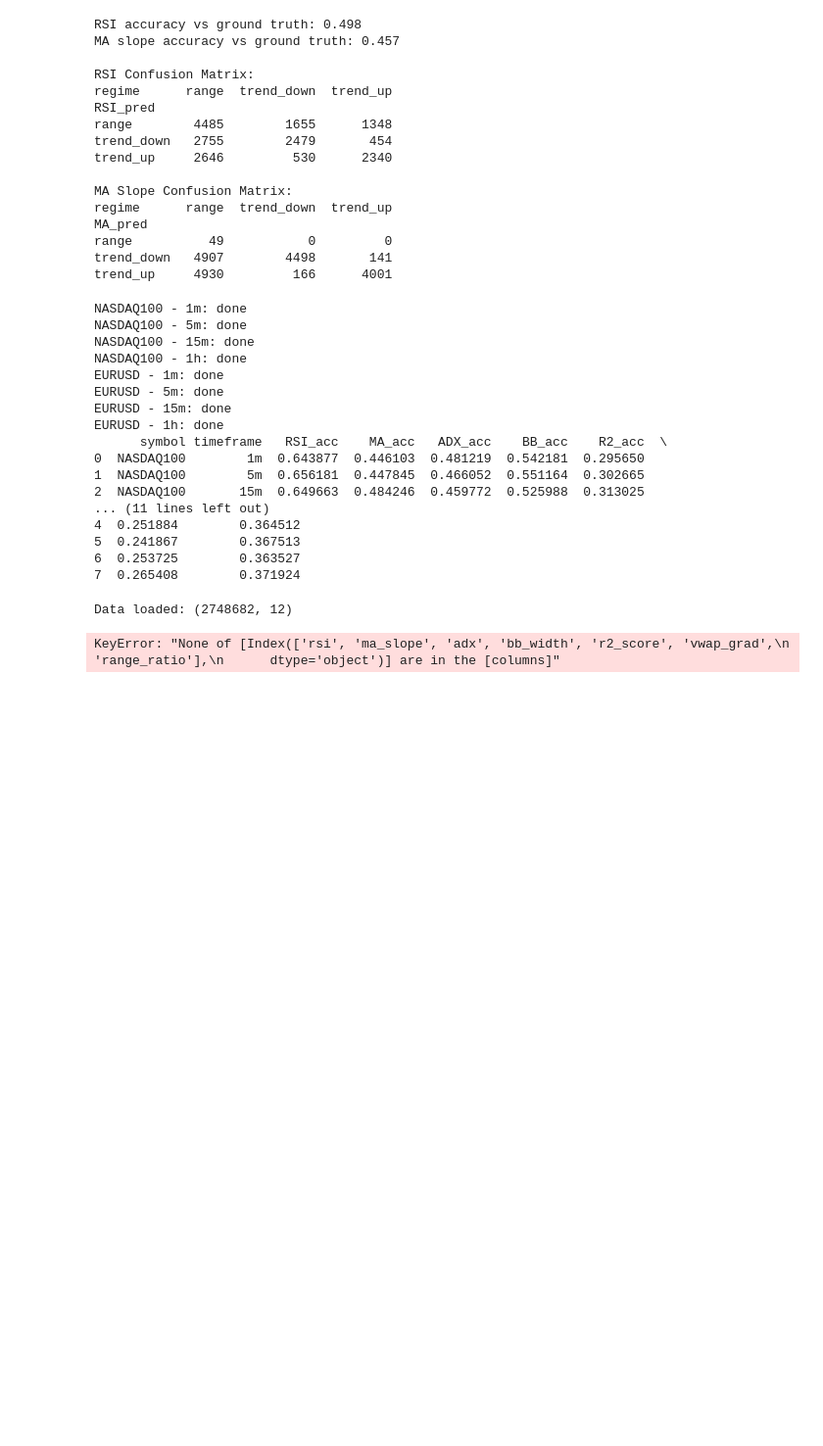
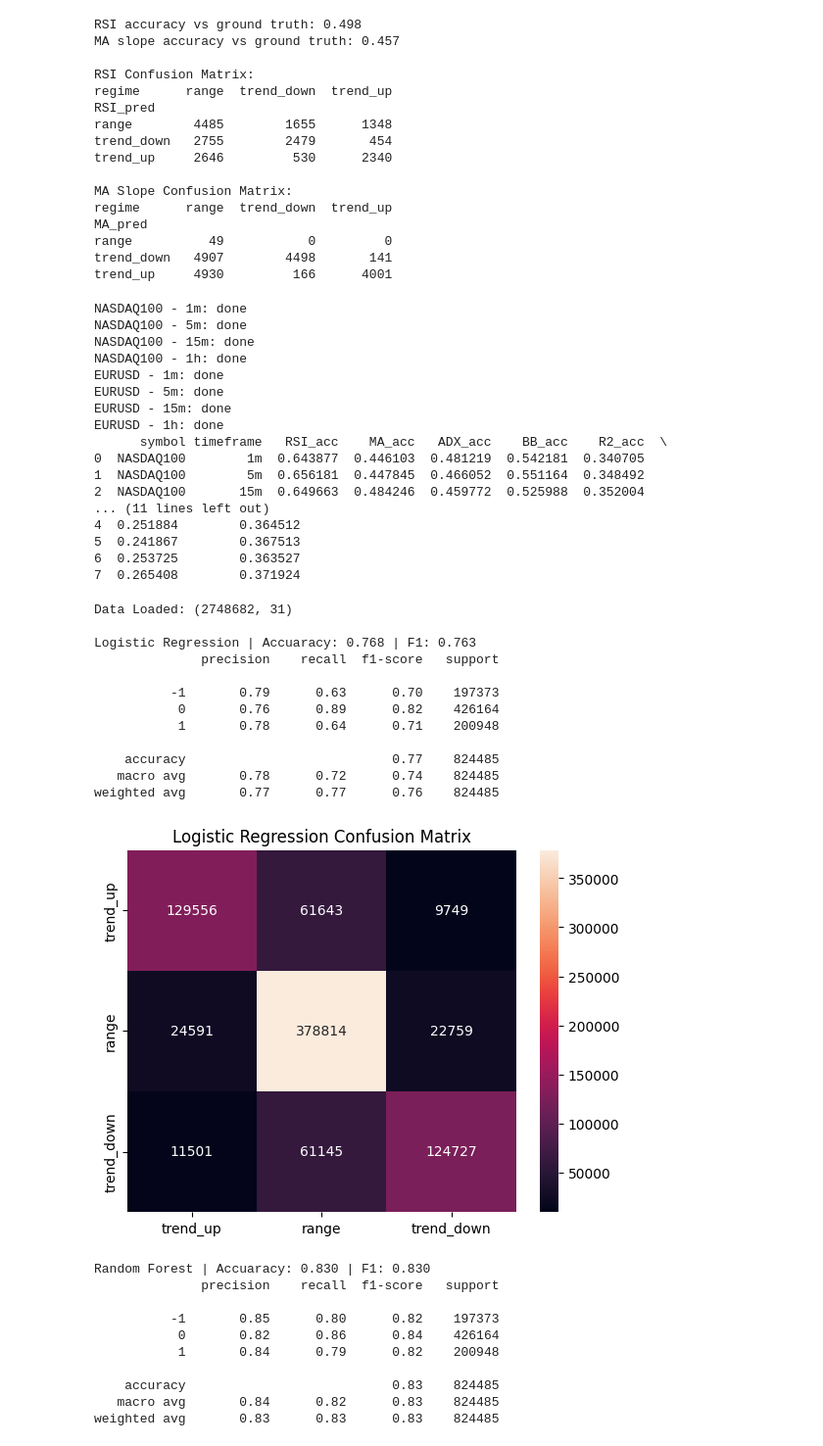
Before and after one commit to ErickNgumo/range_detection, a Jupyter notebook: target_label.ipynb, the cells around one changed output. Shown at 98% size. Cells and saved outputs as stored; diff of their text form; code cells hidden in the pictures; blank space fills up the shorter version.

Commit message:
Backtest Code and latest regime detector

```diff
--- a/target_label.ipynb
+++ b/target_label.ipynb
@@ -550,7 +550,7 @@ for symbol in symbols:
 
         def predict_r2(r):
             if r > 0.6: return 'trend_up'
-            elif r < 0.4: return 'trend_down'
+            elif r < 0.3: return 'trend_down'
             return 'range'
 
         def predict_vwap(g):
@@ -587,8 +587,9 @@ for symbol in symbols:
             'RangeRatio_acc': acc('RR_pred')
         })
 
+        df.to_csv(file)
+
         print(f"{symbol} - {tf}: done")
-
 
 # ========== SUMMARY ==========
 summary = pd.DataFrame(results)
@@ -603,9 +604,9 @@ EURUSD - 5m: done
 EURUSD - 15m: done
 EURUSD - 1h: done
       symbol timeframe   RSI_acc    MA_acc   ADX_acc    BB_acc    R2_acc  \
-0  NASDAQ100        1m  0.643877  0.446103  0.481219  0.542181  0.295650
-1  NASDAQ100        5m  0.656181  0.447845  0.466052  0.551164  0.302665
-2  NASDAQ100       15m  0.649663  0.484246  0.459772  0.525988  0.313025
+0  NASDAQ100        1m  0.643877  0.446103  0.481219  0.542181  0.340705
+1  NASDAQ100        5m  0.656181  0.447845  0.466052  0.551164  0.348492
+2  NASDAQ100       15m  0.649663  0.484246  0.459772  0.525988  0.352004
 ... (11 lines left out)
 4  0.251884        0.364512
 5  0.241867        0.367513
@@ -644,12 +645,12 @@ print("Data Loaded:", data.shape)
 
 #FEATURE SELECTION
 features = [
-    'rsi', 'ma_slope', 'adx', 'bb_width', 'r2_score', 'vwap_grad',
+    'rsi', 'ma_slope', 'adx', 'bb_width', 'r2', 'vwap_grad',
     'range_ratio'
 ]
 
 X = data[features].replace([np.inf, -np.inf], np.nan).dropna()
-Y = data.loc[X.index, 'regime']
+y = data.loc[X.index, 'regime']
 
 mapping = {'range':0, 'trend_up':1, 'trend_down':-1}
 y_enc = y.map(mapping)
@@ -668,35 +669,56 @@ y_pred_log = log_model.predict(X_test_scaled)
 
 #RANDOM FOREST
 rf_model = RandomForestClassifier(n_estimators=200, random_state=42, n_jobs=-1)
-rf_model.fir(X_train, y_train)
+rf_model.fit(X_train, y_train)
 y_pred_rf = rf_model.predict(X_test)
 
 #EVALUATION
 def evaluate(name, y_true, y_pred):
     acc = accuracy_score(y_true, y_pred)
     f1 = f1_score(y_true, y_pred, average='weighted')
     print(f"\n{name} | Accuaracy: {acc:.3f} | F1: {f1:.3f}")
     print(classification_report(y_true, y_pred))
     cm = confusion_matrix(y_true, y_pred, labels=[1,0,-1])
     sns.heatmap(cm, annot=True, fmt='d',
                 xticklabels=['trend_up', 'range', 'trend_down'],
                 yticklabels=['trend_up','range','trend_down'])
     plt.title(f'{name} Confusion Matrix')
     plt.show()
     return acc, f1
 
 log_acc, log_f1 = evaluate('Logistic Regression', y_test, y_pred_log)
 rf_acc, rf_f1 = evaluate("Random Forest", y_test, y_pred_rf)
 
 # ---------------------------------------------------
 # FEATURE IMPORTANCE (Random Forest)
 # ---------------------------------------------------
 fi = pd.DataFrame({'feature': features,
                    'importance': rf_model.feature_importances_})
 fi.sort_values('importance', ascending=False, inplace=True)
 sns.barplot(data=fi, x='importance', y='feature')
 plt.title('Feature Importance (Random Forest)')
 plt.show()
 # %% [output]
-Data loaded: (2748682, 12)
+Data Loaded: (2748682, 31)
+
+Logistic Regression | Accuaracy: 0.768 | F1: 0.763
+              precision    recall  f1-score   support
+
+          -1       0.79      0.63      0.70    197373
+           0       0.76      0.89      0.82    426164
+           1       0.78      0.64      0.71    200948
+
+    accuracy                           0.77    824485
+   macro avg       0.78      0.72      0.74    824485
+weighted avg       0.77      0.77      0.76    824485
+[figure, added]
-KeyError: "None of [Index(['rsi', 'ma_slope', 'adx', 'bb_width', 'r2_score', 'vwap_grad',\n       'range_ratio'],\n      dtype='object')] are in the [columns]"
+Random Forest | Accuaracy: 0.830 | F1: 0.830
+              precision    recall  f1-score   support
+
+          -1       0.85      0.80      0.82    197373
+           0       0.82      0.86      0.84    426164
+           1       0.84      0.79      0.82    200948
+
+    accuracy                           0.83    824485
+   macro avg       0.84      0.82      0.83    824485
+weighted avg       0.83      0.83      0.83    824485
```
Also changed, not shown: parts of 2 cells of this notebook, 1 other file.
